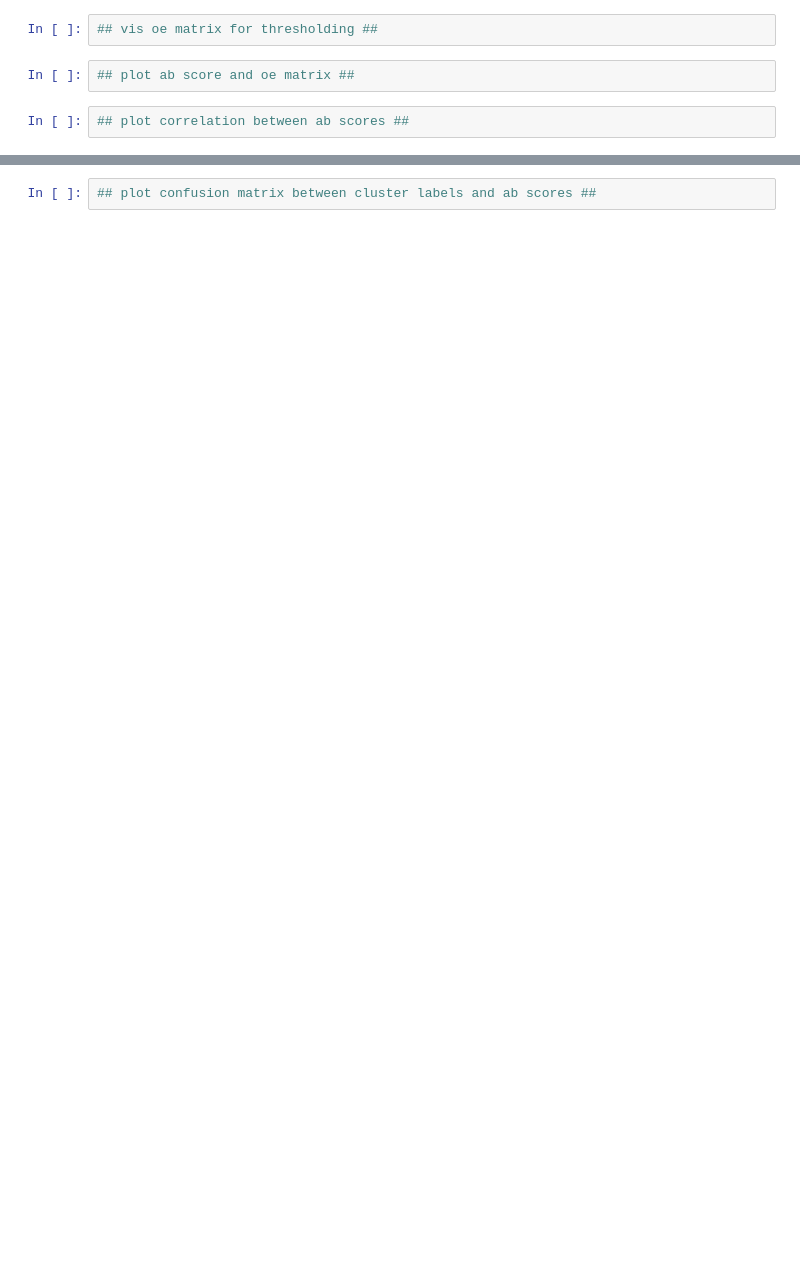
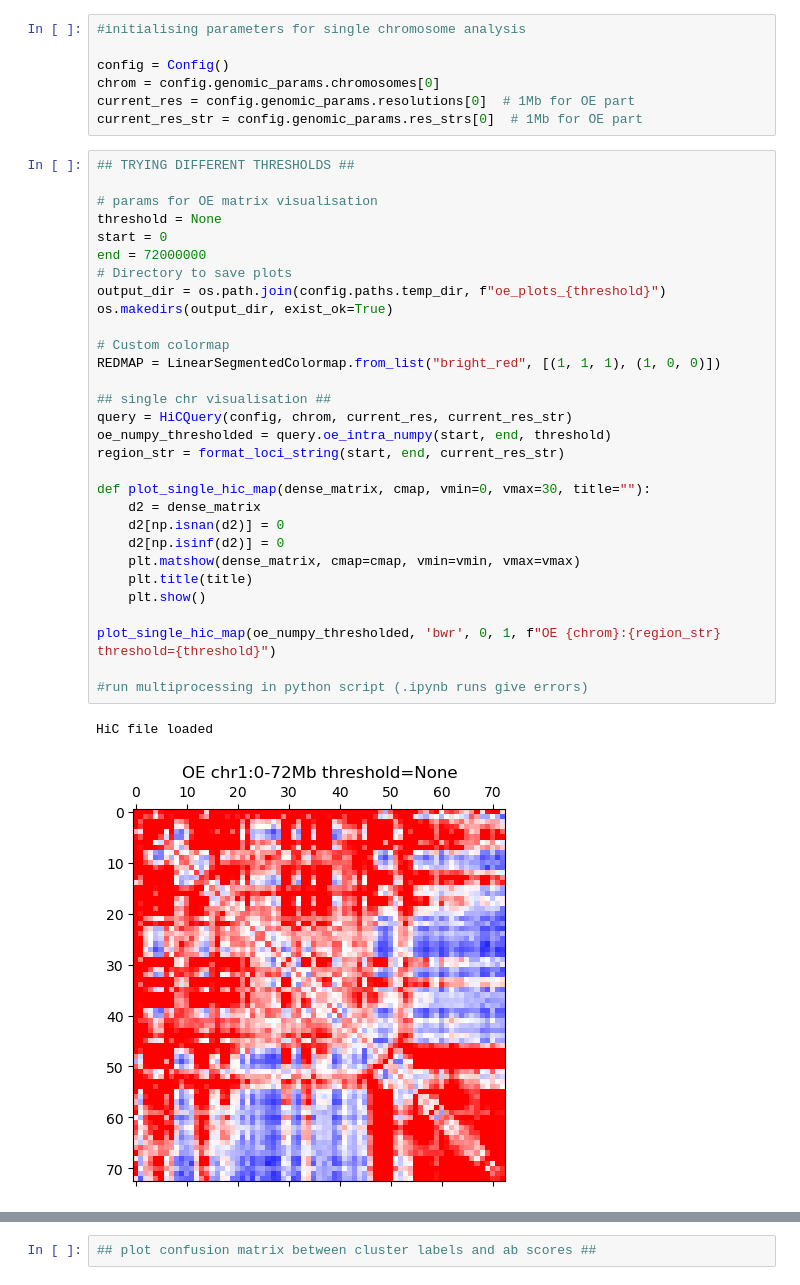
Before and after one commit to akanksha-sachan/3D_chromatin_hubs, a Jupyter notebook: notebooks/GM12878_tests.ipynb, the cells around one changed output, grey strips where cells are left out. Cells and saved outputs as stored; diff of their text form; blank space fills up the shorter version.

Commit message:
added oe_intra thresholding

```diff
--- a/notebooks/GM12878_tests.ipynb
+++ b/notebooks/GM12878_tests.ipynb
@@ -41,6 +45,40 @@ OE part of the pipeline
-# %%
-## vis oe matrix for thresholding ##
-# %%
-## plot ab score and oe matrix ##
-# %%
-## plot correlation between ab scores ##
+# %%
+#initialising parameters for single chromosome analysis
+
+config = Config()
+chrom = config.genomic_params.chromosomes[0]
+current_res = config.genomic_params.resolutions[0]  # 1Mb for OE part
+current_res_str = config.genomic_params.res_strs[0]  # 1Mb for OE part
+# %%
+## TRYING DIFFERENT THRESHOLDS ##
+
+# params for OE matrix visualisation
+threshold = None
+start = 0
+end = 72000000
+# Directory to save plots
+output_dir = os.path.join(config.paths.temp_dir, f"oe_plots_{threshold}")
+os.makedirs(output_dir, exist_ok=True)
+
+# Custom colormap
+REDMAP = LinearSegmentedColormap.from_list("bright_red", [(1, 1, 1), (1, 0, 0)])
+
+## single chr visualisation ##
+query = HiCQuery(config, chrom, current_res, current_res_str)
+oe_numpy_thresholded = query.oe_intra_numpy(start, end, threshold)
+region_str = format_loci_string(start, end, current_res_str)
+
+def plot_single_hic_map(dense_matrix, cmap, vmin=0, vmax=30, title=""):
+    d2 = dense_matrix
+    d2[np.isnan(d2)] = 0
+    d2[np.isinf(d2)] = 0
+    plt.matshow(dense_matrix, cmap=cmap, vmin=vmin, vmax=vmax)
+    plt.title(title)
+    plt.show()
+
+plot_single_hic_map(oe_numpy_thresholded, 'bwr', 0, 1, f"OE {chrom}:{region_str} threshold={threshold}")
+
+#run multiprocessing in python script (.ipynb runs give errors)
+# %% [output]
+HiC file loaded
+[figure, added]
```
Also changed, not shown: parts of 8 cells of this notebook, 3 other files.
